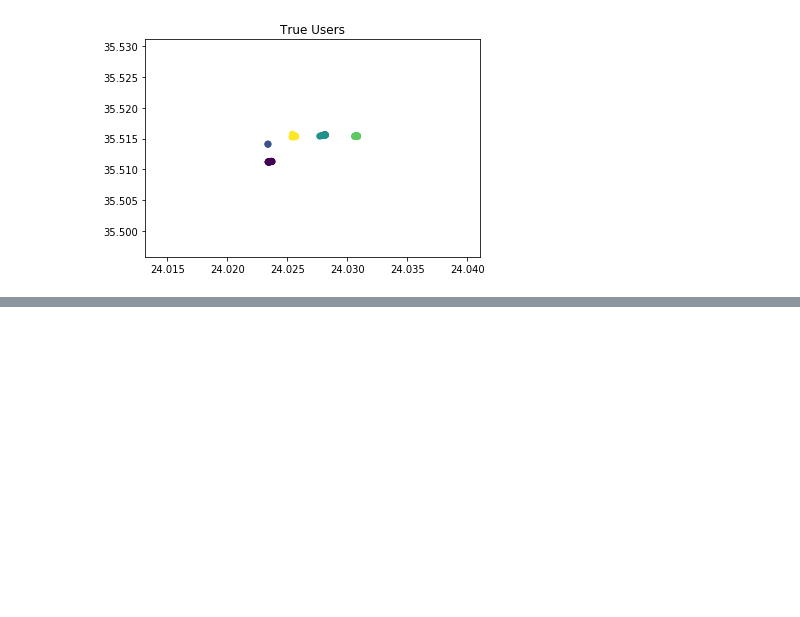
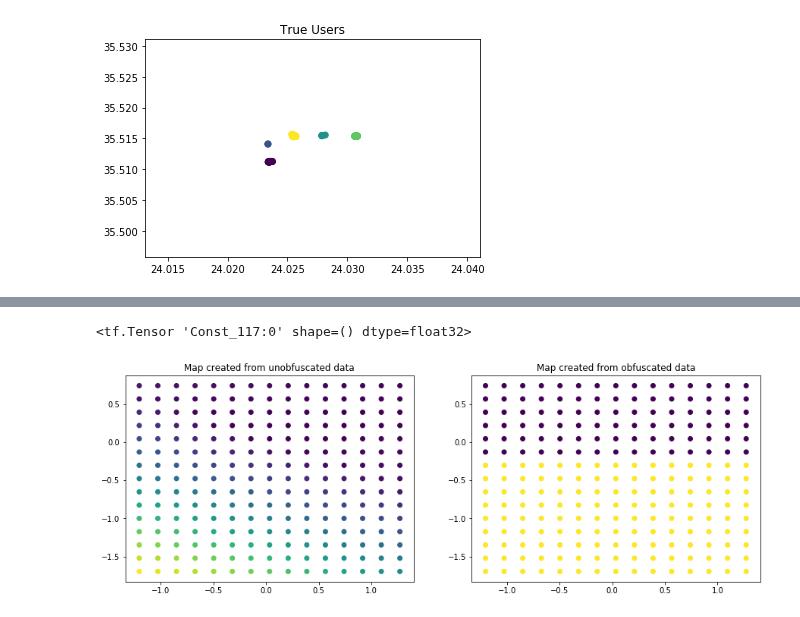
Before and after one commit to lillyclark/privacy-utility, a Jupyter notebook: ChaniaDataset.ipynb, the cells around one changed output, grey strips where cells are left out. Cells and saved outputs as stored; diff of their text form; code cells hidden in the pictures; blank space fills up the shorter version.

```diff
--- a/ChaniaDataset.ipynb
+++ b/ChaniaDataset.ipynb
@@ -411,0 +585,16 @@ cluster(0, d[-1], t_data, 5)
+# %%
+loss3 = tf.reduce_mean(tf.squared_difference(x, y))
+# %%
+optimizer = tf.train.GradientDescentOptimizer(0.01)
+train = optimizer.minimize(loss3)
+# %%
+for i in range(100):
+  _, loss_value = sess.run((train, loss3))
+#   print(loss_value)
+# %%
+y_pred = nn_model(x)
+# %%
+lossMAP(trueusers, x, y_pred, sess)
+# %% [output]
+<tf.Tensor 'Const_117:0' shape=() dtype=float32>
+[figure, added]
```
Also changed, not shown: parts of 25 cells of this notebook, 1 other file.
